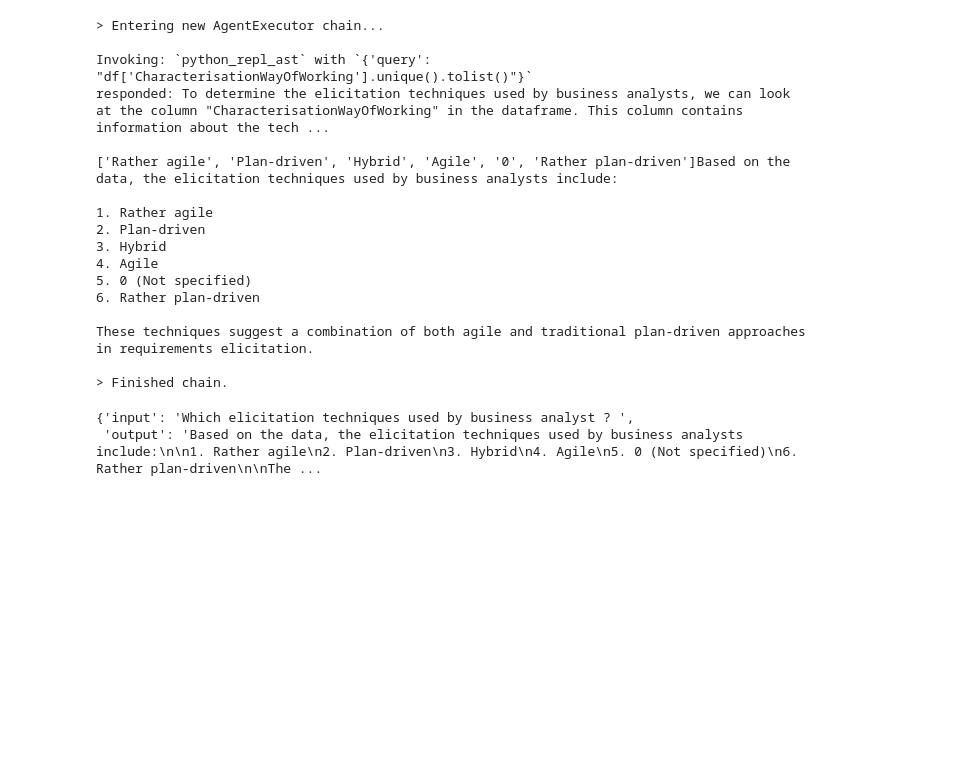
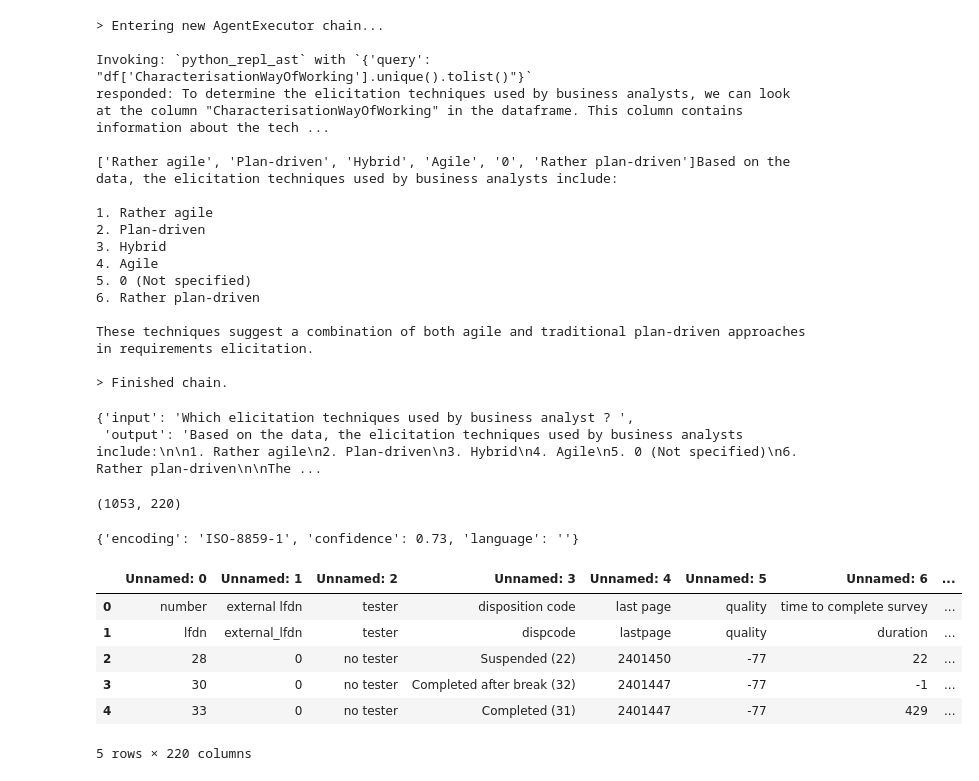
Before and after one commit to dTarasova/ChatbotRAG, a Jupyter notebook: napire_analysis.ipynb, the cells around one changed output. Saved outputs shown, nothing was run; the diff lists cells and outputs as text; code cells hidden in the pictures; blank space fills up the shorter version.

Commit message:
added napire full pipeline

```diff
--- a/napire_analysis.ipynb
+++ b/napire_analysis.ipynb
@@ -291,3 +297,26 @@ This is the result of `print(df.head())`:
 Begin!
 Question: {input}
 {agent_scratchpad}"""
+# %%
+df2 = pd.read_csv("data/napire_data/data_with_columns.csv", header=0, sep=";", encoding="ISO-8859-1")
+df2.shape
+# %% [output]
+(1053, 220)
+# %%
+import chardet
+file = "data/napire_data/data_with_columns.csv"
+with open(file, 'rb') as rawdata:
+    result = chardet.detect(rawdata.read(100000))
+result
+# %% [output]
+{'encoding': 'ISO-8859-1', 'confidence': 0.73, 'language': ''}
+# %%
+df2.head()
+# %% [output]
+|  | Unnamed: 0 | Unnamed: 1 | Unnamed: 2 | Unnamed: 3 | Unnamed: 4 | Unnamed: 5 | Unnamed: 6 | ... |
+| 0 | number | external lfdn | tester | disposition code | last page | quality | time to complete survey | ... |
+| 1 | lfdn | external_lfdn | tester | dispcode | lastpage | quality | duration | ... |
+| 2 | 28 | 0 | no tester | Suspended (22) | 2401450 | -77 | 22 | ... |
+| 3 | 30 | 0 | no tester | Completed after break (32) | 2401447 | -77 | -1 | ... |
+| 4 | 33 | 0 | no tester | Completed (31) | 2401447 | -77 | 429 | ... |
+5 rows × 220 columns
```
Also changed, not shown: parts of 11 cells of this notebook, 8 other files.
